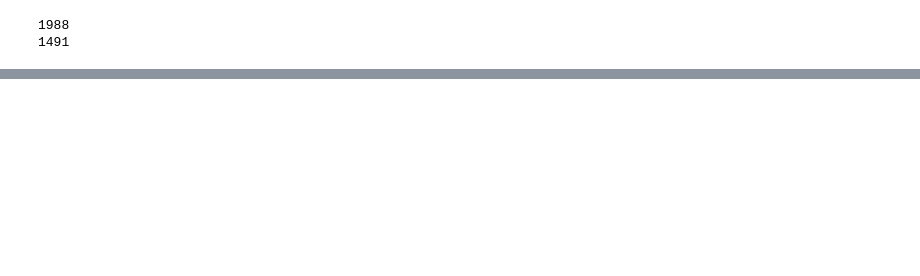
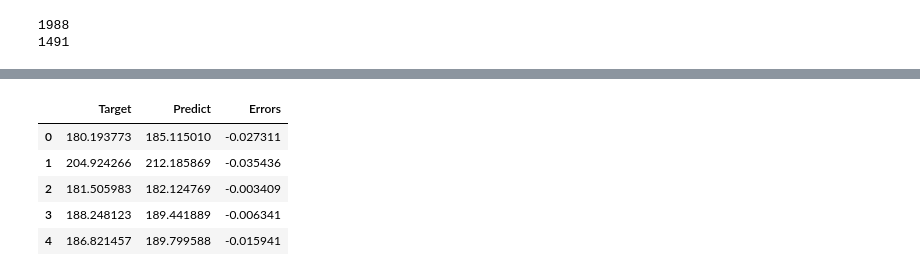
Before and after one commit to hoyeon912/tickai, a Jupyter notebook: src/predict/52wk.ipynb, the cells around one changed output, grey strips where cells are left out. Saved outputs shown, nothing was run; the diff lists cells and outputs as text; code cells hidden in the pictures; blank space fills up the shorter version.

```diff
--- a/src/predict/52wk.ipynb
+++ b/src/predict/52wk.ipynb
@@ -204,0 +225,13 @@ Target=181.69   Predict=183.43  Error=-0.96%
+# %%
+import pandas as pd
+
+data = {'Target': y_oris, 'Predict': y_hats, 'Errors': errs}
+df = pd.DataFrame(data)
+df.head()
+# %% [output]
+|  | Target | Predict | Errors |
+| 0 | 180.193773 | 185.115010 | -0.027311 |
+| 1 | 204.924266 | 212.185869 | -0.035436 |
+| 2 | 181.505983 | 182.124769 | -0.003409 |
+| 3 | 188.248123 | 189.441889 | -0.006341 |
+| 4 | 186.821457 | 189.799588 | -0.015941 |
```
Also changed, not shown: parts of 13 cells of this notebook.
